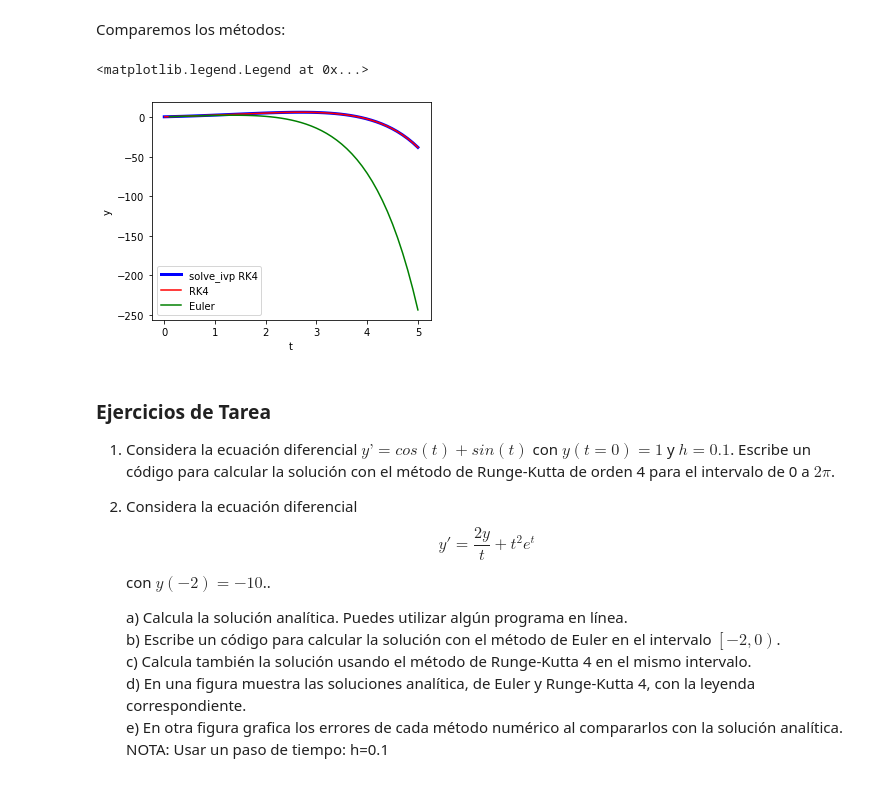
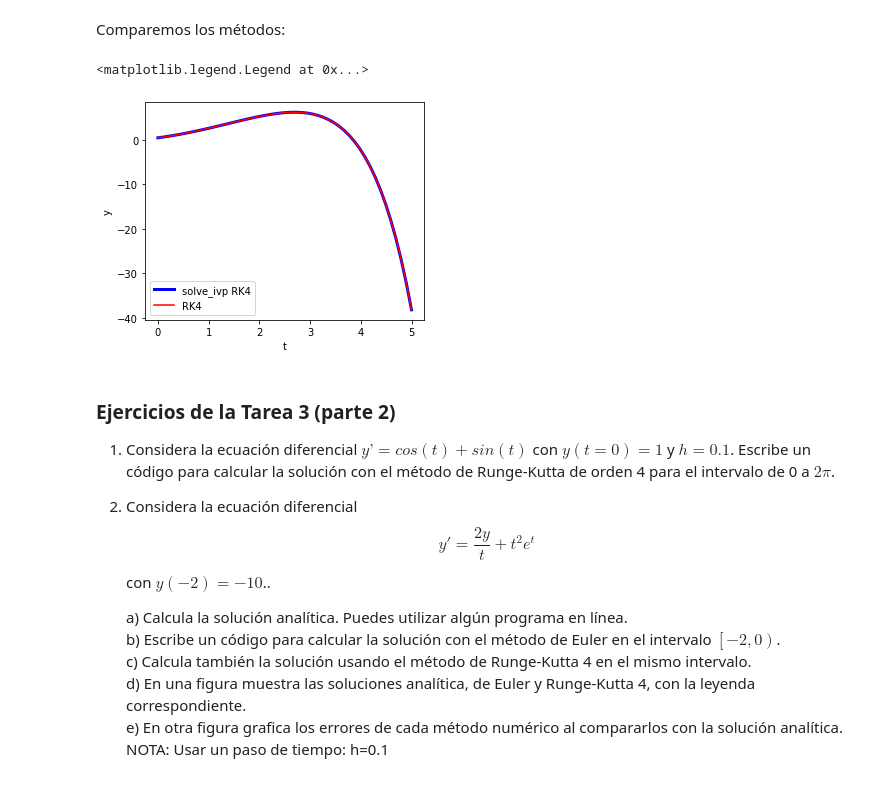
Before and after one commit to anakarinarm/TemSelModNum, a Jupyter notebook: notebooks_2021-2/02_sols_EDO/05_soluciones_EDOs_2.ipynb, the cells around one changed output. Saved outputs shown, nothing was run; the diff lists cells and outputs as text; code cells hidden in the pictures.

```diff
--- a/notebooks_2021-2/02_sols_EDO/05_soluciones_EDOs_2.ipynb
+++ b/notebooks_2021-2/02_sols_EDO/05_soluciones_EDOs_2.ipynb
@@ -173,22 +173,22 @@ t_intervalo = np.linspace(0, 5, 50)  # un vector de dimensiones (1,50) que comie
 y_0 = np.array([0.5]) # 1D
 
 # %% Resolvemos la ecuación diferencial
-sol = solve_ivp(f, [t_intervalo[0], t_intervalo[-1]], y0, t_eval=t_intervalo)
+sol = solve_ivp(f, [t_intervalo[0], t_intervalo[-1]], y_0, t_eval=t_intervalo)
 # %% [markdown]
 Comparemos los métodos:
 # %%
 fig,ax = plt.subplots(1,1, figsize=(5,4))
 ax.plot(sol.t, sol.y[0],'b-',label='solve_ivp RK4',linewidth=3)
 ax.plot(TRK1,YRK1,'r-', label='RK4')
-ax.plot(TE1,YE1,'g-',label='Euler')
+#ax.plot(TE1,YE1,'g-',label='Euler')
 ax.set_ylabel('y')
 ax.set_xlabel('t')
 ax.legend()
 # %% [output]
 <matplotlib.legend.Legend at 0x...>
-[figure, old version]
+[figure, new version]
 # %% [markdown]
-### Ejercicios de Tarea
+### Ejercicios de la Tarea 3 (parte 2)
 
 1. Considera la ecuación diferencial $y’ = cos(t) + sin(t)$ con $y(t=0) = 1$ y $h=0.1$. Escribe un código para calcular la solución con el método de Runge-Kutta de orden 4 para el intervalo de 0 a $2\pi$.
 
```
Also changed, not shown: parts of 1 cell of this notebook, 5 other files.
